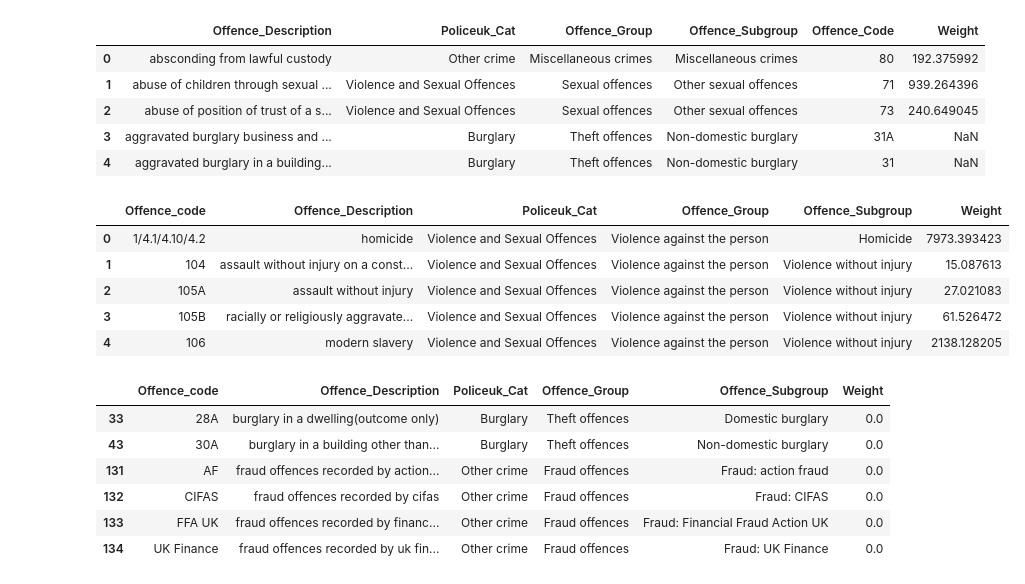
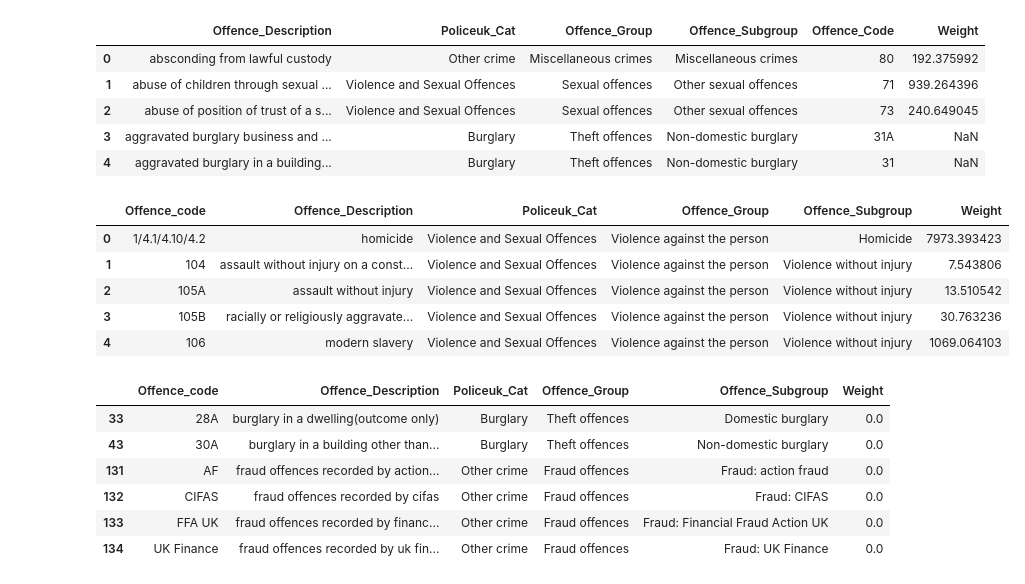
Before and after one commit to Sparrow0hawk/crime_sim_toolkit, a Jupyter notebook: data_manipulation/CrimeDes_toCSS.ipynb, the cells around one changed output. Drawn from its saved outputs; the diff is of its cells as text; code cells hidden in the pictures.

```diff
--- a/data_manipulation/CrimeDes_toCSS.ipynb
+++ b/data_manipulation/CrimeDes_toCSS.ipynb
@@ -26,7 +26,7 @@ import pandas as pd
 import numpy as np
 # %%
 # open files including existing crime description
-crime_des_data = pd.read_csv('https://raw.githubusercontent.com/Sparrow0hawk/crime_sim_toolkit/develop-CSS-match/crime_sim_toolkit/src/simple_policeuk_perc_offence.csv', index_col=0)
+crime_des_data = pd.read_csv('https://raw.githubusercontent.com/Sparrow0hawk/crime_sim_toolkit/master/crime_sim_toolkit/src/simple_policeuk_perc_offence.csv', index_col=0)
 
 CSS_score_xls = pd.ExcelFile('cssdatatool.xls')
 # %%
@@ -135,22 +135,22 @@ weights_frame.columns = ['Offence_code','Offence_Description','Policeuk_Cat','Of
 # %%
 # fill NaNs with 0
 weights_frame.fillna(0, inplace=True)
 
-# combine weights columns into one
-weights_frame['Weight'] = weights_frame.apply(lambda x: x['Weight'] + x['Weight_cd'], axis=1)
+# condense weight columns
+weights_frame['Weight'] = weights_frame.apply(lambda x: x['Weight'] + x['Weight_cd'] if x['Weight'] == 0 else x['Weight'], axis=1)
 
 # drop the weights_cd column (now redundant as we've combined weights)
 weights_frame.drop('Weight_cd', axis=1, inplace=True)
 
 # check
 weights_frame.head()
 # %% [output]
 |  | Offence_code | Offence_Description | Policeuk_Cat | Offence_Group | Offence_Subgroup | Weight |
 | 0 | 1/4.1/4.10/4.2 | homicide | Violence and Sexual Offences | Violence against the person | Homicide | 7973.393423 |
-| 1 | 104 | assault without injury on a const... | Violence and Sexual Offences | Violence against the person | Violence without injury | 15.087613 |
-| 2 | 105A | assault without injury | Violence and Sexual Offences | Violence against the person | Violence without injury | 27.021083 |
-| 3 | 105B | racially or religiously aggravate... | Violence and Sexual Offences | Violence against the person | Violence without injury | 61.526472 |
-| 4 | 106 | modern slavery | Violence and Sexual Offences | Violence against the person | Violence without injury | 2138.128205 |
+| 1 | 104 | assault without injury on a const... | Violence and Sexual Offences | Violence against the person | Violence without injury | 7.543806 |
+| 2 | 105A | assault without injury | Violence and Sexual Offences | Violence against the person | Violence without injury | 13.510542 |
+| 3 | 105B | racially or religiously aggravate... | Violence and Sexual Offences | Violence against the person | Violence without injury | 30.763236 |
+| 4 | 106 | modern slavery | Violence and Sexual Offences | Violence against the person | Violence without injury | 1069.064103 |
 # %%
 # unmatched crime categories
 
```
Also changed, not shown: parts of 3 cells of this notebook.
